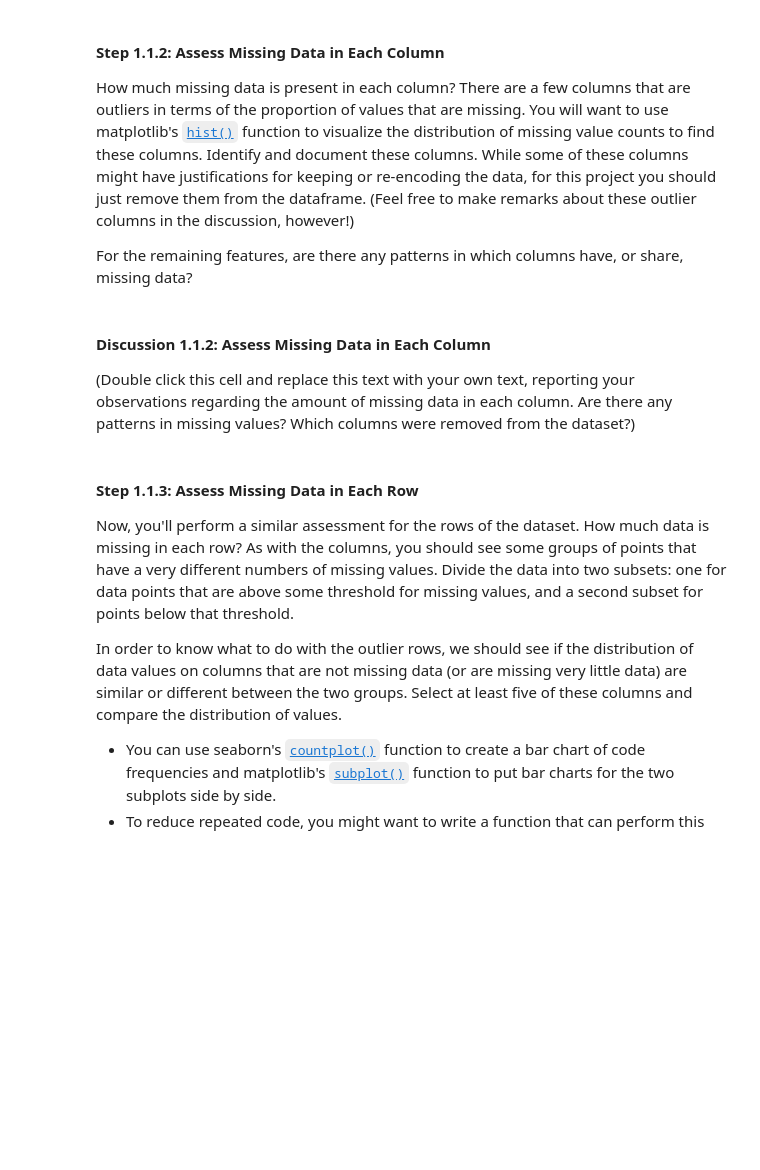
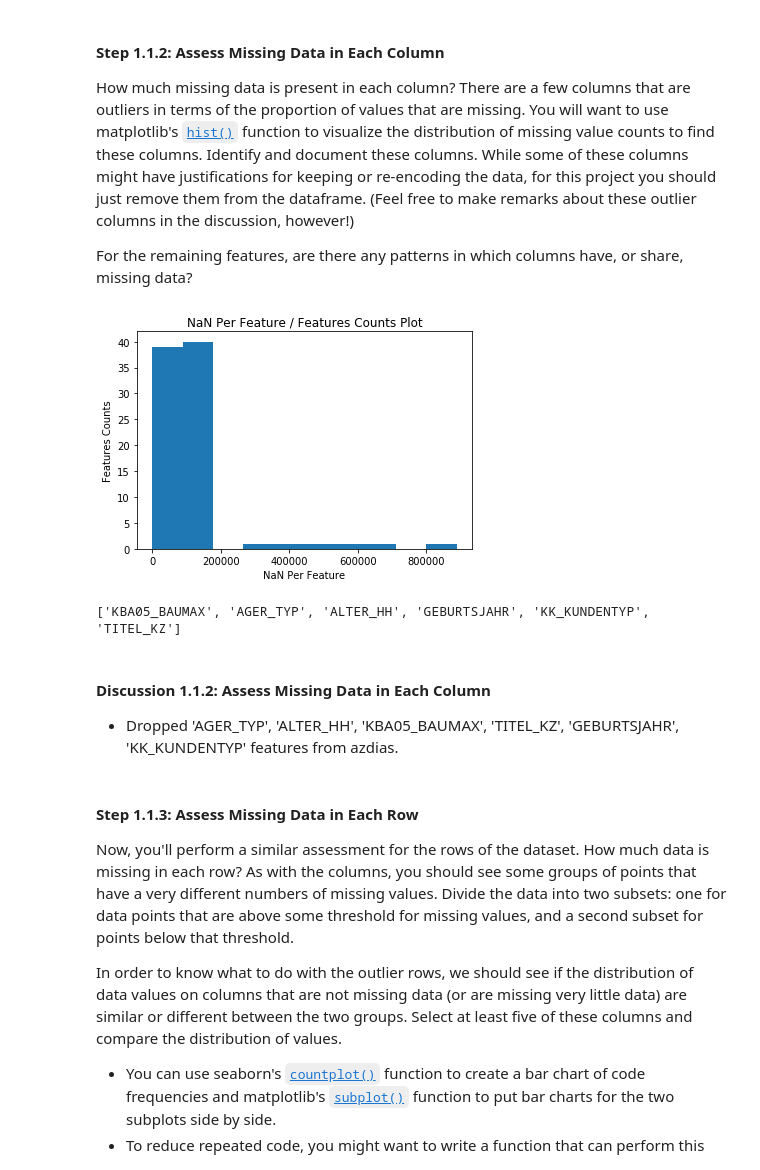
Before and after one commit to kylechenoO/Identify_Customer_Segments, a Jupyter notebook: Identify_Customer_Segments.ipynb, the cells around one changed output. Cells and saved outputs as stored; diff of their text form; code cells hidden in the pictures; blank space fills up the shorter version.

```diff
--- a/Identify_Customer_Segments.ipynb
+++ b/Identify_Customer_Segments.ipynb
@@ -32,12 +34,21 @@ Each row of the demographics files represents a single person, but also includes
 To start off with, load in the demographics data for the general population into a pandas DataFrame, and do the same for the feature attributes summary. Note for all of the `.csv` data files in this project: they're semicolon (`;`) delimited, so you'll need an additional argument in your [`read_csv()`](https://pandas.pydata.org/pandas-docs/stable/generated/pandas.read_csv.html) call to read in the data properly. Also, considering the size of the main dataset, it may take some time for it to load completely.
 
 Once the dataset is loaded, it's recommended that you take a little bit of time just browsing the general structure of the dataset and feature summary file. You'll be getting deep into the innards of the cleaning in the first major step of the project, so gaining some general familiarity can help you get your bearings.
+# %%
+# please move Udacity_AZDIAS_Subset.csv, Udacity_CUSTOMERS_Subset.csv,
+#     Data_Dictionary.md, AZDIAS_Feature_Summary.csv to ./dataset
+
+SPLIT = ';'
+datadir = './dataset'
+FP_AZDIAS = '{}/Udacity_AZDIAS_Subset.csv'.format(datadir)
+FP_CUSTOMERS = '{}/Udacity_CUSTOMERS_Subset.csv'.format(datadir)
+FP_FEATURE = '{}/AZDIAS_Feature_Summary.csv'.format(datadir)
 # %%
 # Load in the general demographics data.
-azdias =
+azdias = pd.read_csv(FP_AZDIAS, sep = SPLIT)
 
 # Load in the feature summary file.
-feat_info =
+feat_info = pd.read_csv(FP_FEATURE, sep = SPLIT)
 # %%
 # Check the structure of the data after it's loaded (e.g. print the number of
 # rows and columns, print the first few rows).
@@ -65,15 +149,46 @@ For the remaining features, are there any patterns in which columns have, or sha
 # %%
 # Perform an assessment of how much missing data there is in each column of the
 # dataset.
+def get_nan_dict(azdias):
+    cols = azdias.columns
+    count_dict = {}
+    X = []
+    Y = []
+    for col in cols:
+        count_dict[col] = azdias[col].isnull().sum()
+        X.append(col)
+        Y.append(azdias[col].isnull().sum())
+
+    return(count_dict, X, Y)
+
+nan_count_dict, X, Y = get_nan_dict(azdias)
 # %%
 # Investigate patterns in the amount of missing data in each column.
+plt.hist(Y)
+plt.xlabel('NaN Per Feature')
+plt.ylabel('Features Counts')
+plt.title('NaN Per Feature / Features Counts Plot')
+plt.show()
+# %% [output]
+[figure, added]
 # %%
 # Remove the outlier columns from the dataset. (You'll perform other data
 # engineering tasks such as re-encoding and imputation later.)
+#  get drop features list
+drop_lst = []
+for col in nan_count_dict:
+    if nan_count_dict[col] > 200000:
+        drop_lst.append(col)
+
+# drop features
+print(drop_lst)
+azdias.drop(drop_lst, axis=1, inplace = True)
+# %% [output]
+['KBA05_BAUMAX', 'AGER_TYP', 'ALTER_HH', 'GEBURTSJAHR', 'KK_KUNDENTYP', 'TITEL_KZ']
-# %% [markdown]
-#### Discussion 1.1.2: Assess Missing Data in Each Column
-
-(Double click this cell and replace this text with your own text, reporting your observations regarding the amount of missing data in each column. Are there any patterns in missing values? Which columns were removed from the dataset?)
+# %% [markdown]
+#### Discussion 1.1.2: Assess Missing Data in Each Column
+
+-   Dropped 'AGER_TYP', 'ALTER_HH', 'KBA05_BAUMAX', 'TITEL_KZ', 'GEBURTSJAHR', 'KK_KUNDENTYP' features from azdias.
 # %% [markdown]
 #### Step 1.1.3: Assess Missing Data in Each Row
 
```
Also changed, not shown: parts of 31 cells of this notebook, 1 other file.
